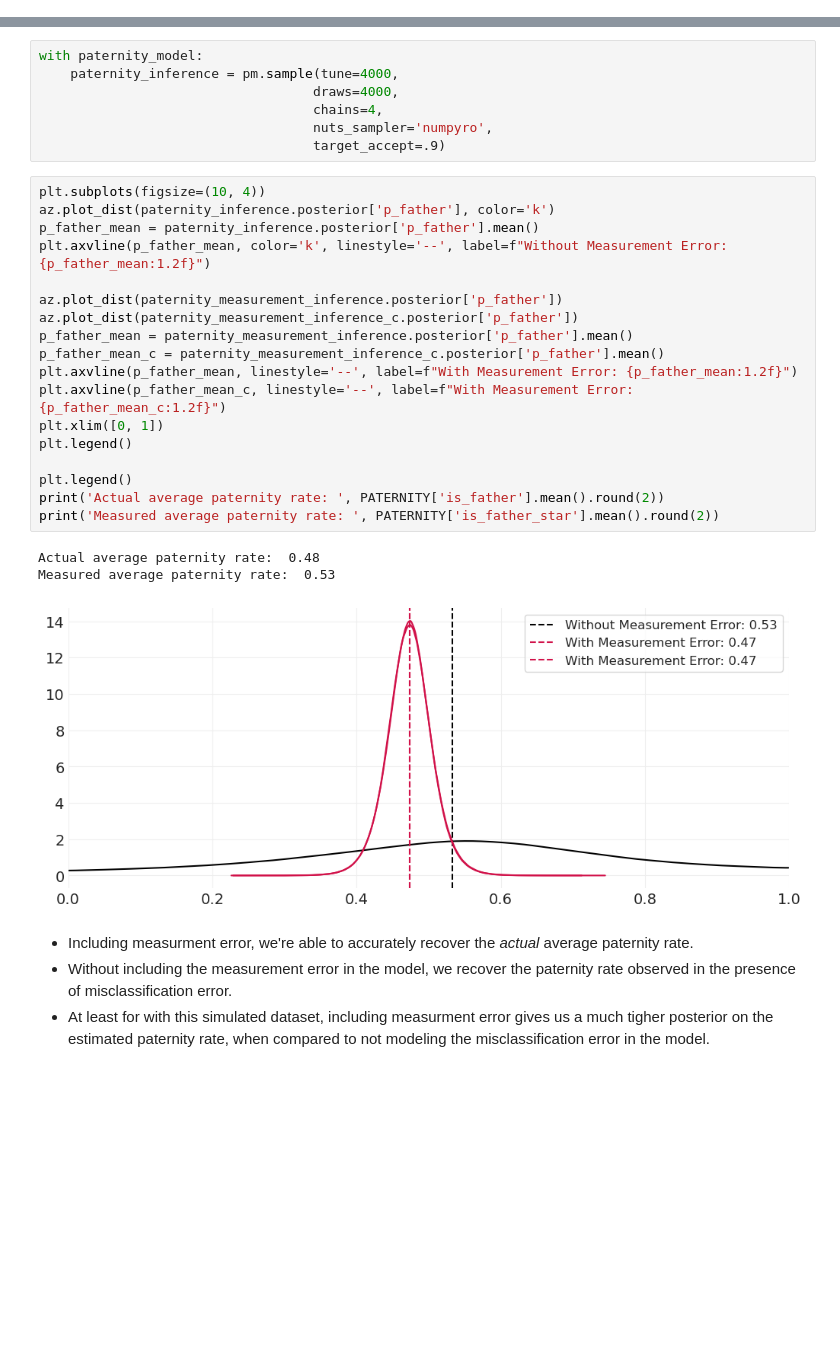
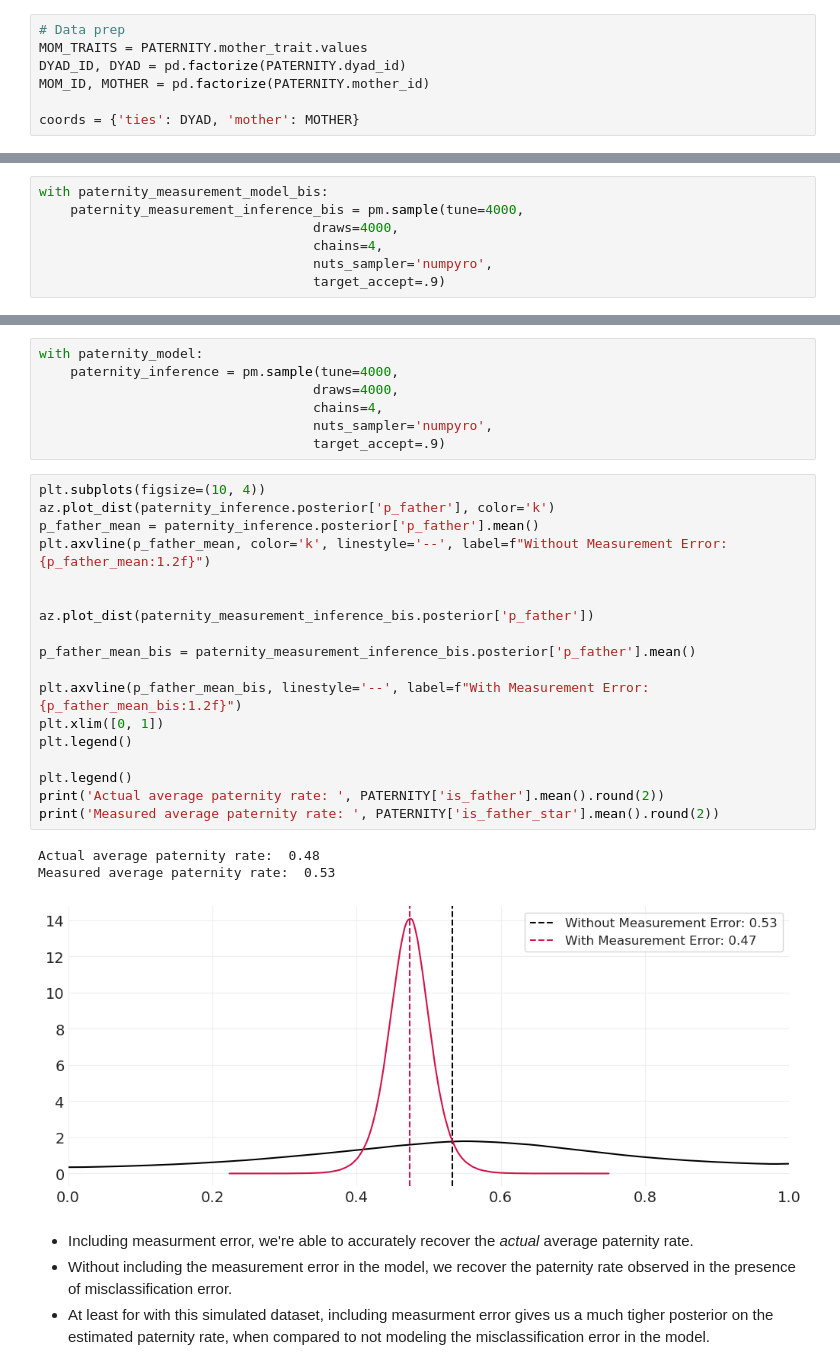
Before and after one commit to guillaumeberthon/StatRethink2023-PyMC5, a Jupyter notebook: Lecture 17 - Measurement and Misclassification.ipynb, the cells around one changed output, grey strips where cells are left out. Saved outputs shown, nothing was run; the diff lists cells and outputs as text; blank space fills up the shorter version.

```diff
--- a/Lecture 17 - Measurement and Misclassification.ipynb
+++ b/Lecture 17 - Measurement and Misclassification.ipynb
@@ -1133,3 +1076,10 @@ PATERNITY
   - To use these custom distributions, we leverage the `pm.Potential` function, which takes in the log probability of each observational distribution
     - this is analogous to the `custom` function used in lecture
   - We use the vanilla implementation below, one that doesn't use the `logsumexp`, etc. functions, as it compiles just fine
+# %%
+# Data prep
+MOM_TRAITS = PATERNITY.mother_trait.values
+DYAD_ID, DYAD = pd.factorize(PATERNITY.dyad_id)
+MOM_ID, MOTHER = pd.factorize(PATERNITY.mother_id)
+
+coords = {'ties': DYAD, 'mother': MOTHER}
@@ -1135,0 +1129,7 @@ PATERNITY
+# %%
+with paternity_measurement_model_bis:
+    paternity_measurement_inference_bis = pm.sample(tune=4000,
+                                   draws=4000,
+                                   chains=4,
+                                   nuts_sampler='numpyro',
+                                   target_accept=.9)
@@ -1254,25 +1321,25 @@ with paternity_model:
 # %%
 plt.subplots(figsize=(10, 4))
 az.plot_dist(paternity_inference.posterior['p_father'], color='k')
 p_father_mean = paternity_inference.posterior['p_father'].mean()
 plt.axvline(p_father_mean, color='k', linestyle='--', label=f"Without Measurement Error: {p_father_mean:1.2f}")
 
-az.plot_dist(paternity_measurement_inference.posterior['p_father'])
-az.plot_dist(paternity_measurement_inference_c.posterior['p_father'])
-p_father_mean = paternity_measurement_inference.posterior['p_father'].mean()
-p_father_mean_c = paternity_measurement_inference_c.posterior['p_father'].mean()
-plt.axvline(p_father_mean, linestyle='--', label=f"With Measurement Error: {p_father_mean:1.2f}")
-plt.axvline(p_father_mean_c, linestyle='--', label=f"With Measurement Error: {p_father_mean_c:1.2f}")
+
+az.plot_dist(paternity_measurement_inference_bis.posterior['p_father'])
+
+p_father_mean_bis = paternity_measurement_inference_bis.posterior['p_father'].mean()
+
+plt.axvline(p_father_mean_bis, linestyle='--', label=f"With Measurement Error: {p_father_mean_bis:1.2f}")
 plt.xlim([0, 1])
 plt.legend()
 
 plt.legend()
 print('Actual average paternity rate: ', PATERNITY['is_father'].mean().round(2))
 print('Measured average paternity rate: ', PATERNITY['is_father_star'].mean().round(2))
 # %% [output]
 Actual average paternity rate:  0.48
 Measured average paternity rate:  0.53
-[figure, old version]
+[figure, new version]
 # %% [markdown]
 - Including measurment error, we're able to accurately recover the _actual_ average paternity rate.
 - Without including the measurement error in the model, we recover the paternity rate observed in the presence of misclassification error.
```
Also changed, not shown: parts of 26 cells of this notebook, 1 other file.
